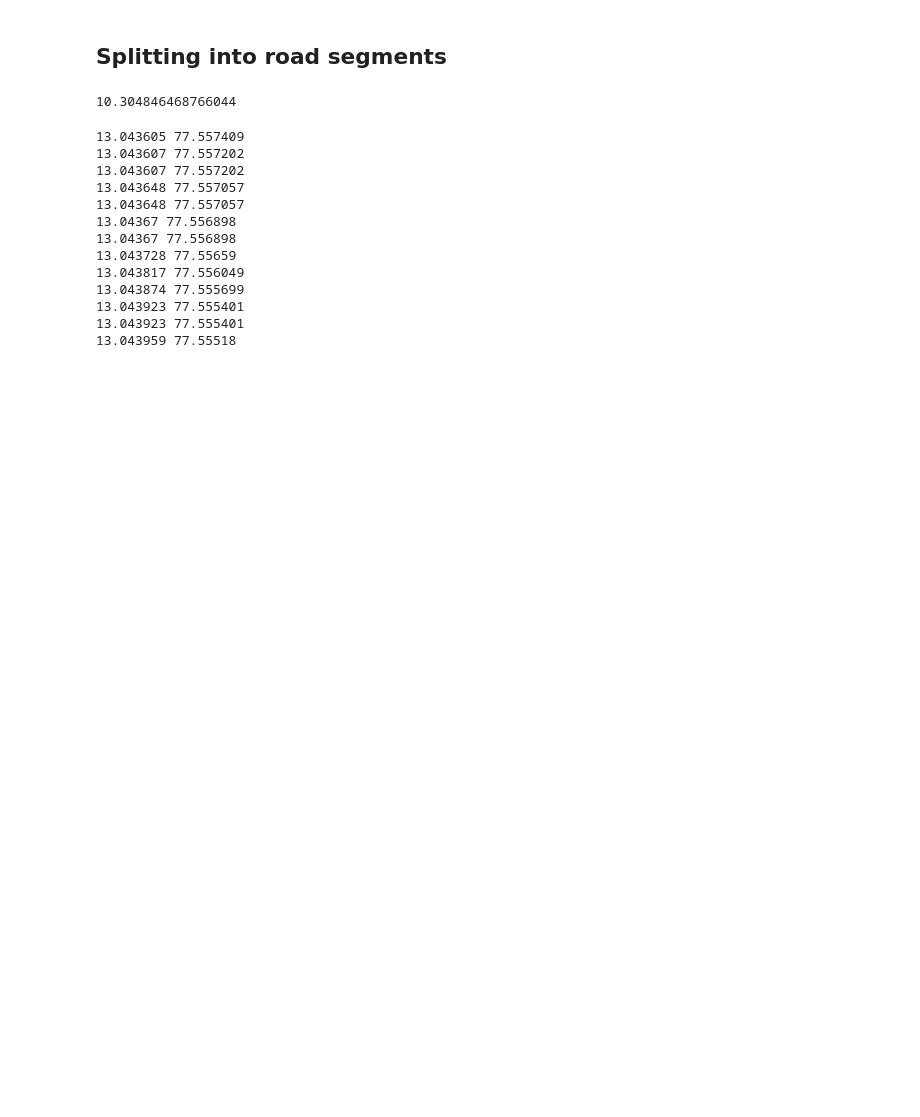
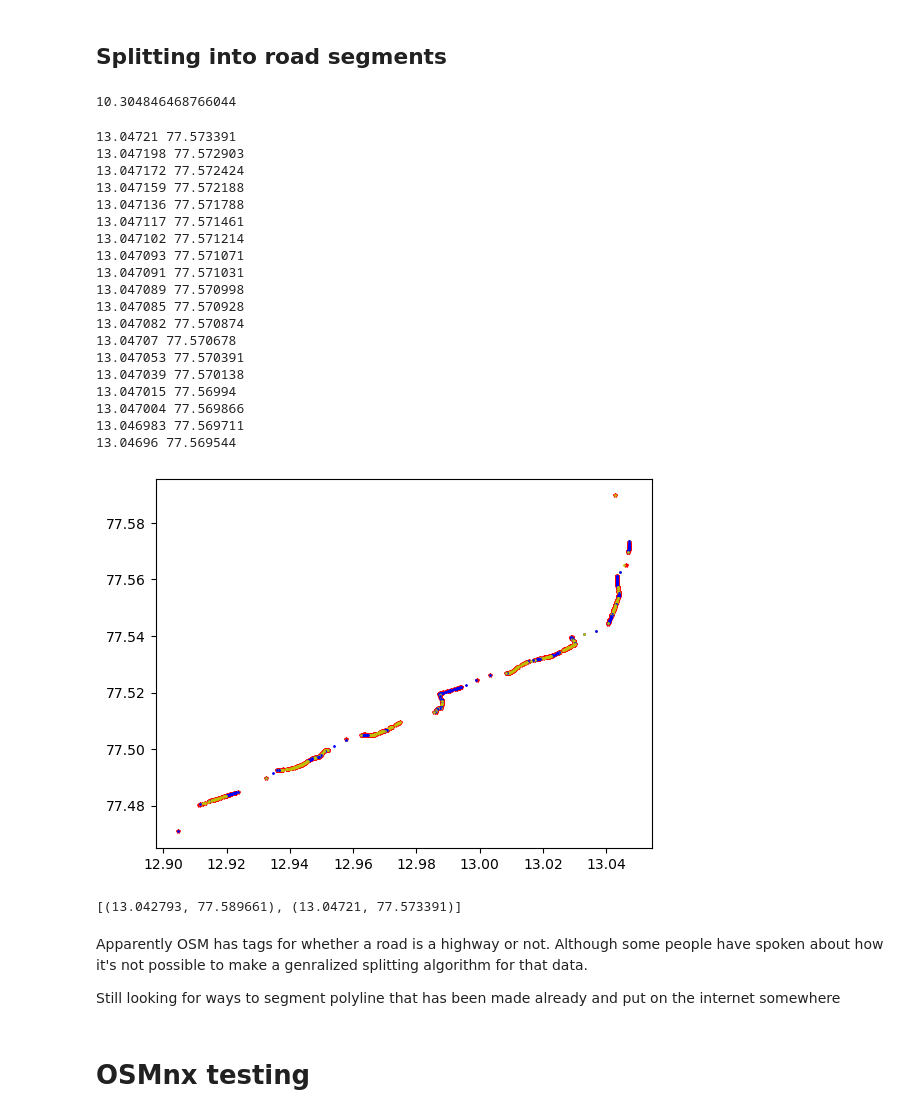
Before and after one commit to raghavcast/ETA-prediction, a Jupyter notebook: Traffic prediction.ipynb, the cells around one changed output. Drawn from its saved outputs; the diff is of its cells as text; code cells hidden in the pictures; blank space fills up the shorter version.

Commit message:
Testing OSMnx

```diff
--- a/Traffic prediction.ipynb
+++ b/Traffic prediction.ipynb
@@ -260,8 +337,8 @@ calc_angle([1, 2], [3, 4])
 # %%
 def split_polyline(polyline, angle_threshold=20):
     res = []
-    current= [polyline[0]]
-    for i in range(1, len(polyline) - 1):
+    current = [polyline[0]]
+    for i in range(1, len(polyline) - 2):
         # print(f"{i}: ", end='')
         if (polyline[i] == polyline[i - 1] or polyline[i] == polyline[i + 1]):
             current.append(polyline[i])
@@ -270,10 +347,12 @@ def split_polyline(polyline, angle_threshold=20):
         # print(vec1)
         vec2 = (polyline[i + 1][0] - polyline[i][0], polyline[i + 1][1] - polyline[i][1])
         # print(vec2)
-        angle = calc_angle(vec1, vec2)
+        # vec3 = (polyline[i + 2][0] - polyline[i + 1][0], polyline[i + 2][1] - polyline[i + 1][1])
+        angle1 = calc_angle(vec1, vec2)
+        # angle2 = calc_angle(vec2, vec3)
         current.append(polyline[i])
 
-        if angle > angle_threshold:
+        if angle1 > angle_threshold:
             res.append(current)
             current = [polyline[i]]
 
@@ -281,21 +360,48 @@ def split_polyline(polyline, angle_threshold=20):
     res.append(current)
     return res
 # %%
-segments = split_polyline(snapped_coords, angle_threshold=3.5)
+segments = split_polyline(snapped_coords, angle_threshold=7)
 # %%
-for i in segments[5]:
+for i in segments[1]:
     print(f"{i[0]} {i[1]}")
 # %% [output]
-13.043605 77.557409
-13.043607 77.557202
-13.043607 77.557202
-13.043648 77.557057
-13.043648 77.557057
-13.04367 77.556898
-13.04367 77.556898
-13.043728 77.55659
-13.043817 77.556049
-13.043874 77.555699
-13.043923 77.555401
-13.043923 77.555401
-13.043959 77.55518
+13.04721 77.573391
+13.047198 77.572903
+13.047172 77.572424
+13.047159 77.572188
+13.047136 77.571788
+13.047117 77.571461
+13.047102 77.571214
+13.047093 77.571071
+13.047091 77.571031
+13.047089 77.570998
+13.047085 77.570928
+13.047082 77.570874
+13.04707 77.570678
+13.047053 77.570391
+13.047039 77.570138
+13.047015 77.56994
+13.047004 77.569866
+13.046983 77.569711
+13.04696 77.569544
+# %%
+x, y = zip(*coords)
+plt.plot(x, y, 'r*', markersize=3)
+for i, segment in enumerate(segments):
+    col = 'yo'
+    if i % 2:
+        col = 'bo'
+    coord_x, coord_y = zip(*segment)
+    plt.plot(coord_x, coord_y, col, markersize=1)
+# %% [output]
+[figure, added]
+# %%
+segments[0]
+# %% [output]
+[(13.042793, 77.589661), (13.04721, 77.573391)]
+# %% [markdown]
+Apparently OSM has tags for whether a road is a highway or not. Although some people have spoken about how it's not possible to make a genralized splitting algorithm for that data.
+
+Still looking for ways to segment polyline that has been made already and put on the internet somewhere
+# %% [markdown]
+# OSMnx testing
```
Also changed, not shown: parts of 43 cells of this notebook.
